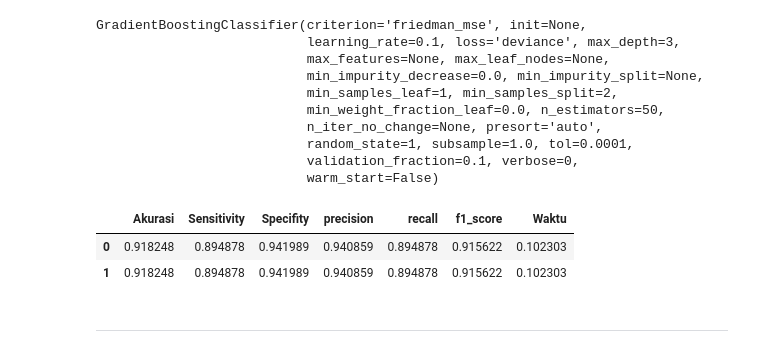
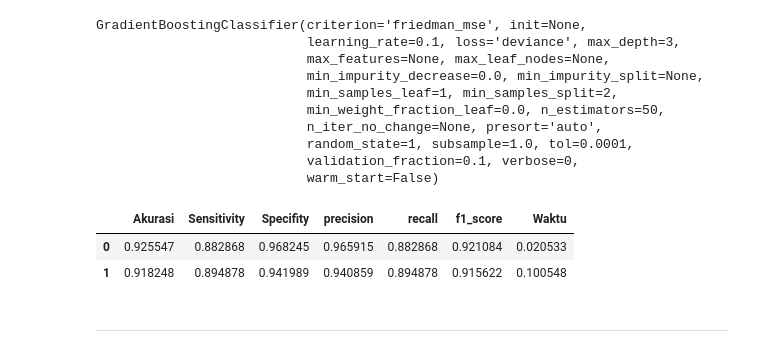
Before and after one commit to azizeko29/new_deteksi_fraud, a Jupyter notebook: [new_RUS]_ULB_pemodelan_ensemble_learning.ipynb, the cells around one changed output. Drawn from its saved outputs; the diff is of its cells as text; code cells hidden in the pictures.

```diff
--- a/[new_RUS]_ULB_pemodelan_ensemble_learning.ipynb
+++ b/[new_RUS]_ULB_pemodelan_ensemble_learning.ipynb
@@ -457,7 +457,7 @@ for i in skenario_1:
     result_SKLearn = validasi_model(clf_skenario,X_new,y_new,5)
 #     print(result_SKLearn)
 
-    nama_file = 'drive/My Drive/Deteksi fraud/hasil/RUS/percobaan1/k_folds/komposisi999.csv'
+    nama_file = 'drive/My Drive/Deteksi fraud/hasil/RUS/ULB/k_folds/komposisi999.csv'
     nama_file = nama_file.replace('999',str(i))
 
     result_SKLearn.to_csv(nama_file, sep=';',index=False)
@@ -465,7 +465,7 @@ for i in skenario_1:
 
 df_result = pd.DataFrame()
 for i in skenario_1:
-    nama_file = 'drive/My Drive/Deteksi fraud/hasil/RUS/percobaan1/k_folds/komposisi999.csv'
+    nama_file = 'drive/My Drive/Deteksi fraud/hasil/RUS/ULB/k_folds/komposisi999.csv'
     nama_file = nama_file.replace('999',str(i))
     df_komposisi = pd.read_csv(nama_file,sep=";")
     df_result = df_result.append(df_komposisi.iloc[5:,:])
@@ -475,7 +475,7 @@ df_result = df_result.set_index('No')
 
 del df_result.index.name
 
-df_result.to_csv('drive/My Drive/Deteksi fraud/hasil/RUS/percobaan1/k_folds/result.csv', sep=';',index=False)
+df_result.to_csv('drive/My Drive/Deteksi fraud/hasil/RUS/ULB/k_folds/result.csv', sep=';',index=False)
 df_result
 # %% [output]
 |  | Akurasi | Sensitivity | Specifity | precision | recall | f1_score | Waktu |
@@ -569,33 +569,33 @@ GradientBoostingClassifier(criterion='friedman_mse', init=None,
 # %%
 for i in skenario_1:
 
     clf_skenario = skenario_1[i]
-    result[i] = validasi_testing(clf_skenario,X_test,y_test)
+    result_SKLearn = validasi_model(clf_skenario,X_new,y_new,5)
 
-    nama_file = 'drive/My Drive/Deteksi fraud/hasil/RUS/percobaan1/testing/komposisi999.csv'
+    nama_file = 'drive/My Drive/Deteksi fraud/hasil/RUS/ULB/testing/komposisi999.csv'
     nama_file = nama_file.replace('999',str(i))
 
     result_SKLearn.to_csv(nama_file, sep=';',index=False)
 
 
 df_result = pd.DataFrame()
 for i in skenario_1:
-    nama_file = 'drive/My Drive/Deteksi fraud/hasil/RUS/percobaan1/testing/komposisi999.csv'
+    nama_file = 'drive/My Drive/Deteksi fraud/hasil/RUS/ULB/testing/komposisi999.csv'
     nama_file = nama_file.replace('999',str(i))
     df_komposisi = pd.read_csv(nama_file,sep=";")
     df_result = df_result.append(df_komposisi.iloc[5:,:])
 
 df_result.insert(loc=0, column='No', value=list(range(df_result.shape[0])))
 df_result = df_result.set_index('No')
 
 del df_result.index.name
 
-df_result.to_csv('drive/My Drive/Deteksi fraud/hasil/RUS/percobaan1/testing/result.csv', sep=';',index=False)
+df_result.to_csv('drive/My Drive/Deteksi fraud/hasil/RUS/ULB/testing/result.csv', sep=';',index=False)
 df_result
 # %% [output]
 |  | Akurasi | Sensitivity | Specifity | precision | recall | f1_score | Waktu |
-| 0 | 0.918248 | 0.894878 | 0.941989 | 0.940859 | 0.894878 | 0.915622 | 0.102303 |
-| 1 | 0.918248 | 0.894878 | 0.941989 | 0.940859 | 0.894878 | 0.915622 | 0.102303 |
+| 0 | 0.925547 | 0.882868 | 0.968245 | 0.965915 | 0.882868 | 0.921084 | 0.020533 |
+| 1 | 0.918248 | 0.894878 | 0.941989 | 0.940859 | 0.894878 | 0.915622 | 0.100548 |
 # %% [markdown]
 ----
 # %% [markdown]
```
Also changed, not shown: parts of 6 cells of this notebook.
